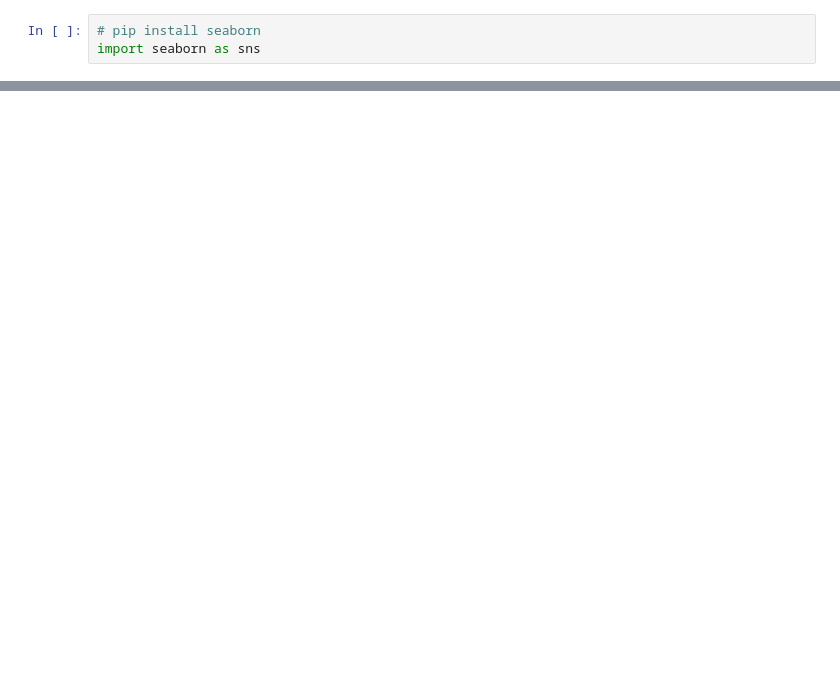
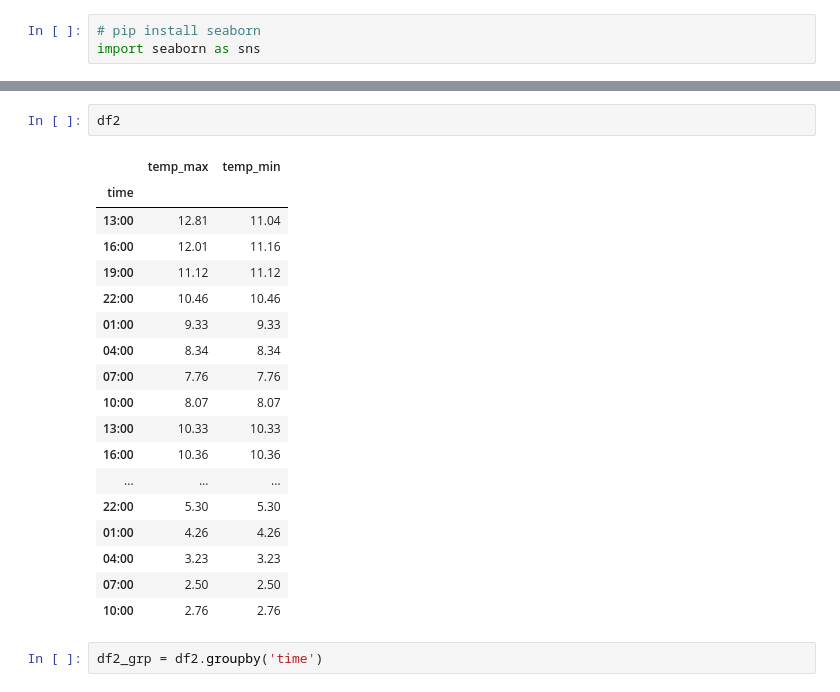
Before and after one commit to jdavid54/jupyter_notebooks, a Jupyter notebook: weather_8d_5d.ipynb, the cells around one changed output, grey strips where cells are left out. Drawn from its saved outputs; the diff is of its cells as text; blank space fills up the shorter version.

```diff
--- a/weather_8d_5d.ipynb
+++ b/weather_8d_5d.ipynb
@@ -238,0 +239,23 @@ ax.set(xlabel='time (hours)', ylabel='temp °C', title='5 days forecast')
+# %%
+df2
+# %% [output]
+|  | temp_max | temp_min |
+| time |  |  |
+| 13:00 | 12.81 | 11.04 |
+| 16:00 | 12.01 | 11.16 |
+| 19:00 | 11.12 | 11.12 |
+| 22:00 | 10.46 | 10.46 |
+| 01:00 | 9.33 | 9.33 |
+| 04:00 | 8.34 | 8.34 |
+| 07:00 | 7.76 | 7.76 |
+| 10:00 | 8.07 | 8.07 |
+| 13:00 | 10.33 | 10.33 |
+| 16:00 | 10.36 | 10.36 |
+| ... | ... | ... |
+| 22:00 | 5.30 | 5.30 |
+| 01:00 | 4.26 | 4.26 |
+| 04:00 | 3.23 | 3.23 |
+| 07:00 | 2.50 | 2.50 |
+| 10:00 | 2.76 | 2.76 |
+# %%
+df2_grp = df2.groupby('time')
```
Also changed, not shown: parts of 10 cells of this notebook, 10 other files.
